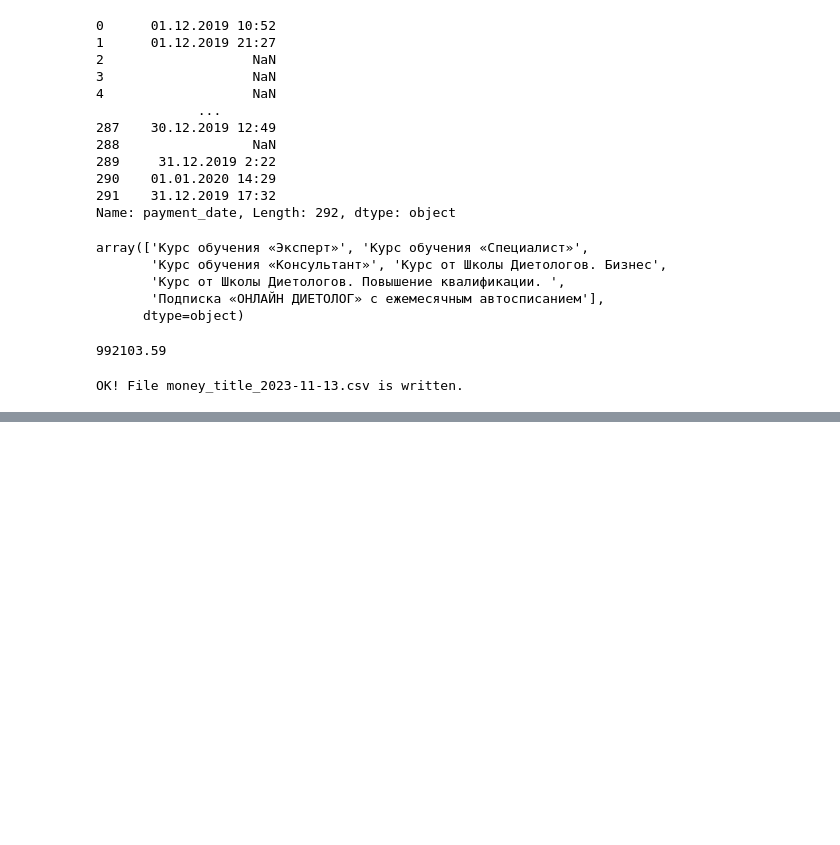
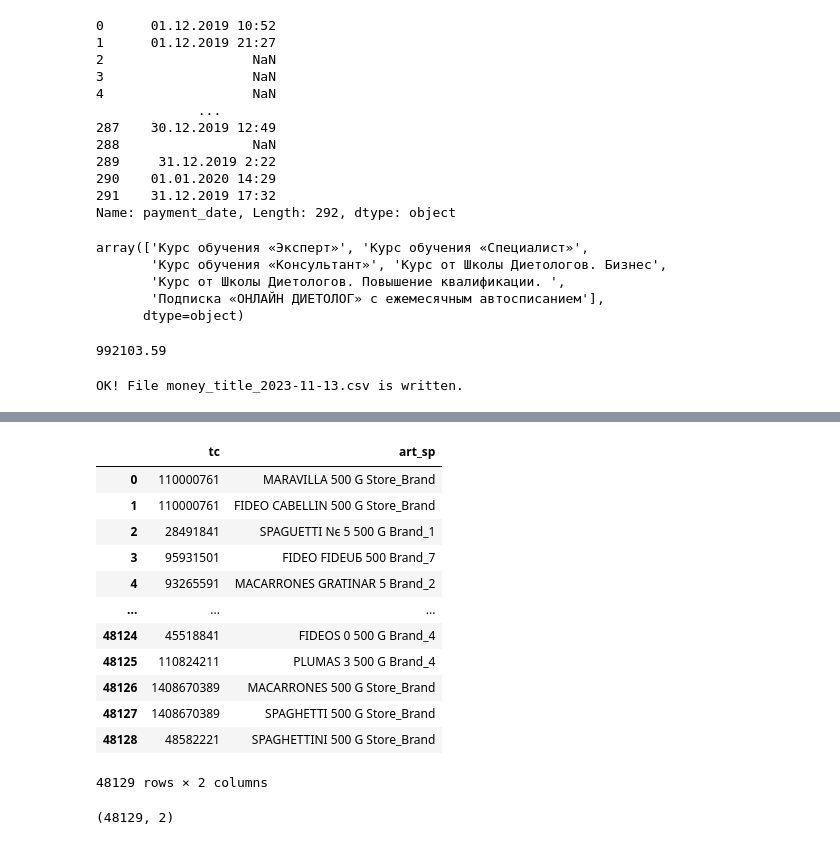
Before and after one commit to bugab0o/DA_trial_stepik_Karpov, a Jupyter notebook: draft_lectures.ipynb, the cells around one changed output, grey strips where cells are left out. Saved outputs shown, nothing was run; the diff lists cells and outputs as text; code cells hidden in the pictures; blank space fills up the shorter version.

```diff
--- a/draft_lectures.ipynb
+++ b/draft_lectures.ipynb
@@ -165,0 +183,20 @@ OK! File money_title_2023-11-13.csv is written.
+# %%
+user_df
+# %% [output]
+|  | tc | art_sp |
+| 0 | 110000761 | MARAVILLA 500 G Store_Brand |
+| 1 | 110000761 | FIDEO CABELLIN 500 G Store_Brand |
+| 2 | 28491841 | SPAGUETTI Nє 5 500 G Brand_1 |
+| 3 | 95931501 | FIDEO FIDEUБ 500 Brand_7 |
+| 4 | 93265591 | MACARRONES GRATINAR 5 Brand_2 |
+| ... | ... | ... |
+| 48124 | 45518841 | FIDEOS 0 500 G Brand_4 |
+| 48125 | 110824211 | PLUMAS 3 500 G Brand_4 |
+| 48126 | 1408670389 | MACARRONES 500 G Store_Brand |
+| 48127 | 1408670389 | SPAGHETTI 500 G Store_Brand |
+| 48128 | 48582221 | SPAGHETTINI 500 G Store_Brand |
+48129 rows × 2 columns
+# %%
+user_df.shape
+# %% [output]
+(48129, 2)
```
Also changed, not shown: parts of 38 cells of this notebook, 2 other files.
